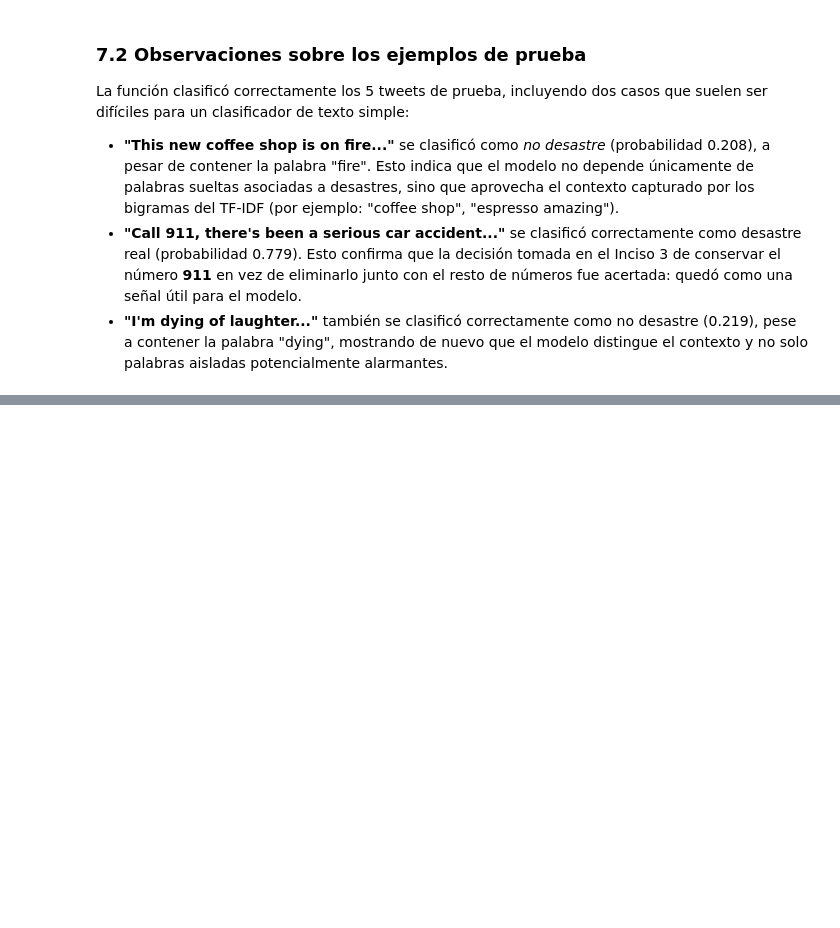
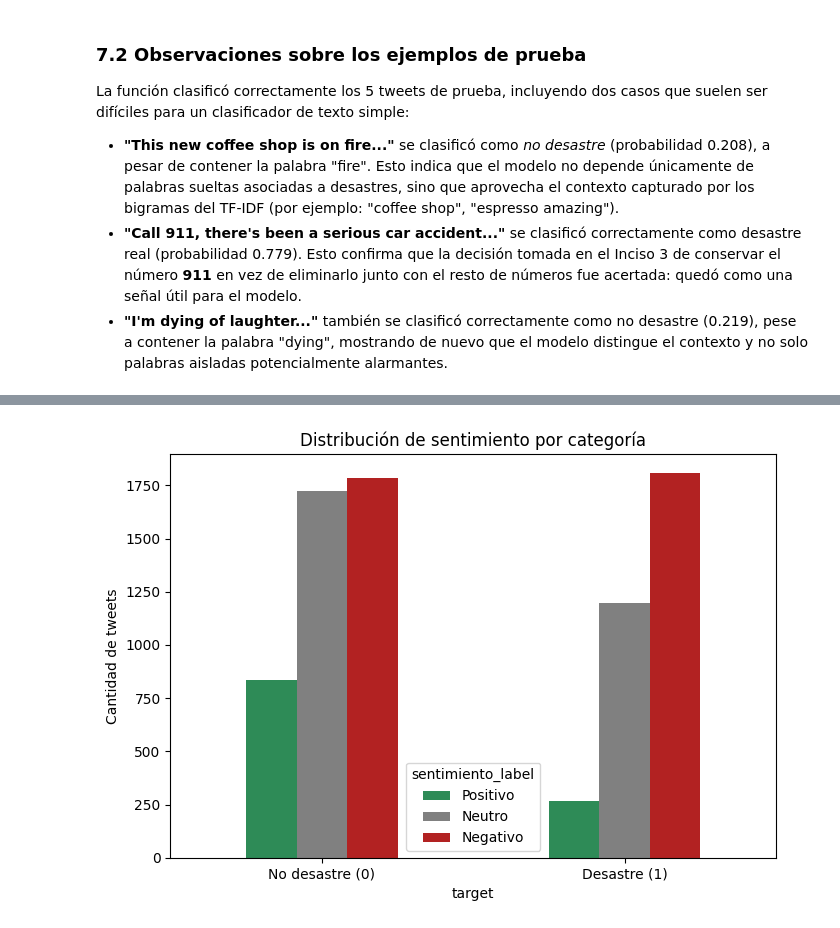
Before and after one commit to Ikeel04/Labs-DS, a Jupyter notebook: Lab5/Laboratorio5.ipynb, the cells around one changed output, grey strips where cells are left out. Drawn from its saved outputs; the diff is of its cells as text; code cells hidden in the pictures; blank space fills up the shorter version.

```diff
--- a/Lab5/Laboratorio5.ipynb
+++ b/Lab5/Laboratorio5.ipynb
@@ -494,0 +504,20 @@ suelen ser difíciles para un clasificador de texto simple:
+# %%
+# %pip install nltk --quiet
+
+import nltk
+nltk.download("opinion_lexicon", quiet=True)
+from nltk.corpus import opinion_lexicon
+
+palabras_positivas = set(opinion_lexicon.positive())
+palabras_negativas = set(opinion_lexicon.negative())
+print(f"Léxico: {len(palabras_positivas)} palabras positivas, {len(palabras_negativas)} negativas")
+
+emoticonos_positivos = {":)", ":-)", ":d", ":-d", ";)", ";-)", ":p", "<3", "xd", ":')"}
+emoticonos_negativos = {":(", ":-(", ":'(", ":/", ":-/", "d:", ">:("}
+
+
+def clean_for_sentiment(t):
+    t = re.sub(r"http\S+|www\S+", " ", t)   # quitar URLs
+    t = re.sub(r"@\w+", " ", t)             # quitar menciones @usuario
+    t = t.lower()
+    return t
@@ -494,0 +600,13 @@ suelen ser difíciles para un clasificador de texto simple:
+# %%
+fig, ax = plt.subplots(figsize=(7, 5))
+pd.crosstab(df["target"], df["sentimiento_label"])[["Positivo", "Neutro", "Negativo"]].plot(
+    kind="bar", ax=ax, color=["seagreen", "gray", "firebrick"]
+)
+ax.set_xticklabels(["No desastre (0)", "Desastre (1)"], rotation=0)
+ax.set_ylabel("Cantidad de tweets")
+ax.set_title("Distribución de sentimiento por categoría")
+plt.tight_layout()
+plt.savefig("sentimiento_por_categoria.png")
+plt.show()
+# %% [output]
+[figure, added]
```
Also changed, not shown: parts of 6 cells of this notebook.
